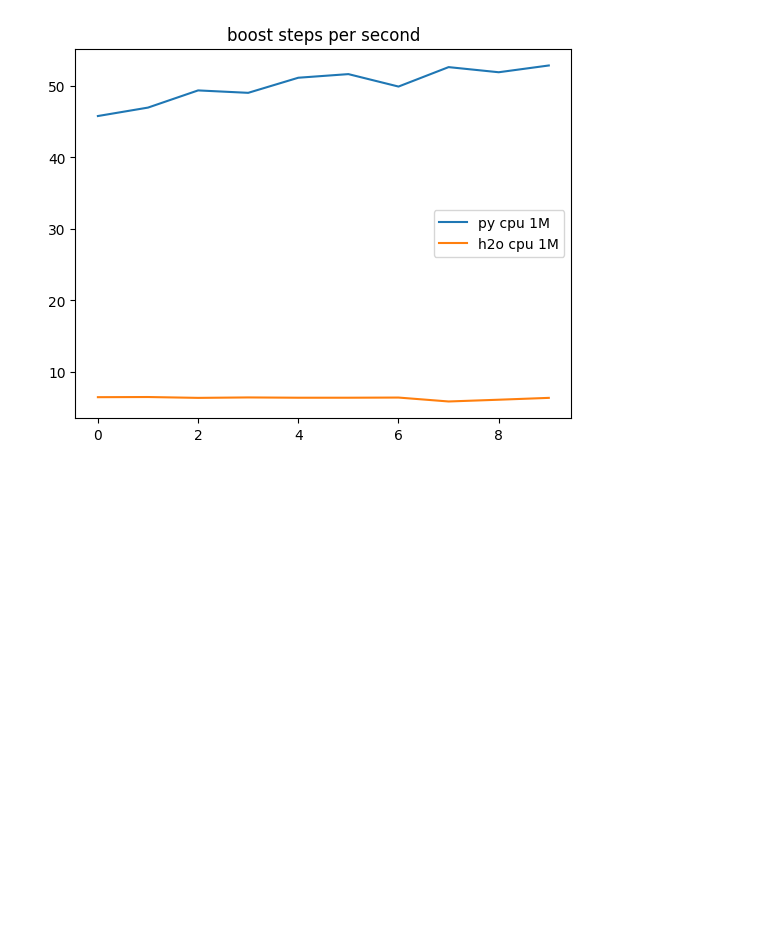
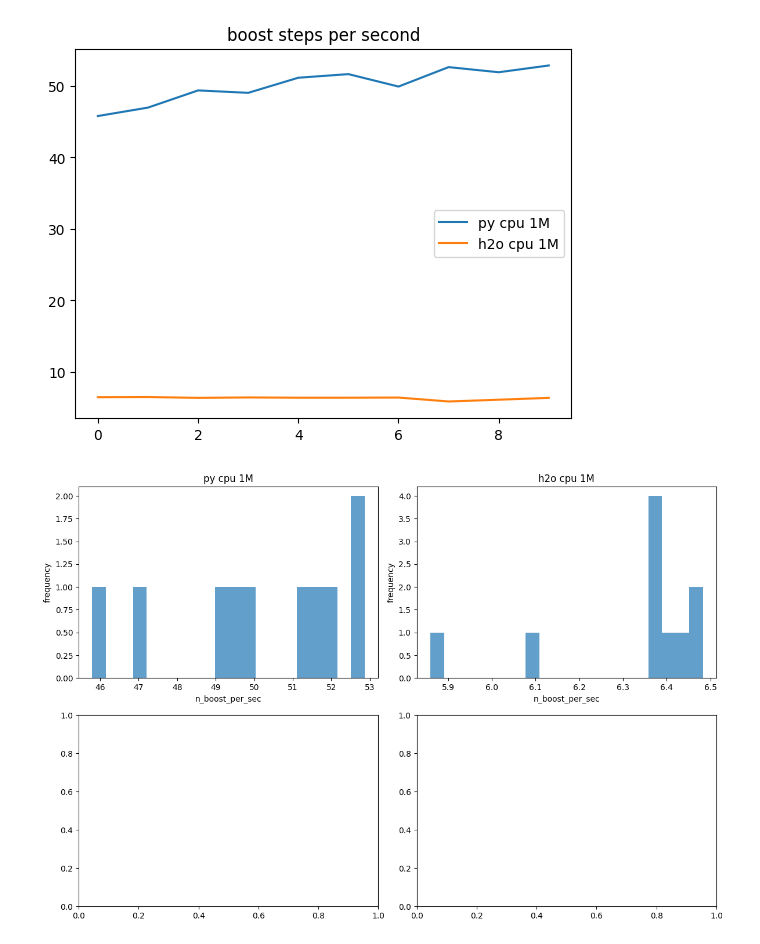
Before and after one commit to jonathankabala/xgboost_benchmark, a Jupyter notebook: src/misc.ipynb, the cells around one changed output. Saved outputs shown, nothing was run; the diff lists cells and outputs as text; code cells hidden in the pictures; blank space fills up the shorter version.

```diff
--- a/src/misc.ipynb
+++ b/src/misc.ipynb
@@ -145,3 +145,21 @@ plot_line_plots(files, column="full_train_total_s", title="total training time")
 plot_line_plots(files, column="n_boost_per_sec", title="boost steps per second")
 # %% [output]
 [figure]
+# %%
+def plot_histograms(files, column, bins=30):
+    fig, axes = plt.subplots(2, 2, figsize=(12, 8))  # 2x2 grid
+    axes = axes.flatten()
+
+    for idx, (experiment, file) in enumerate(files.items()):
+        df = pd.read_csv(file)
+        axes[idx].hist(df[column], bins=bins, alpha=0.7)
+        axes[idx].set_title(f"{experiment}")
+        axes[idx].set_xlabel(column)
+        axes[idx].set_ylabel("frequency")
+
+    plt.tight_layout()
+    plt.show()
+# %%
+plot_histograms(files, "n_boost_per_sec", bins=20)
+# %% [output]
+[figure, added]
```
